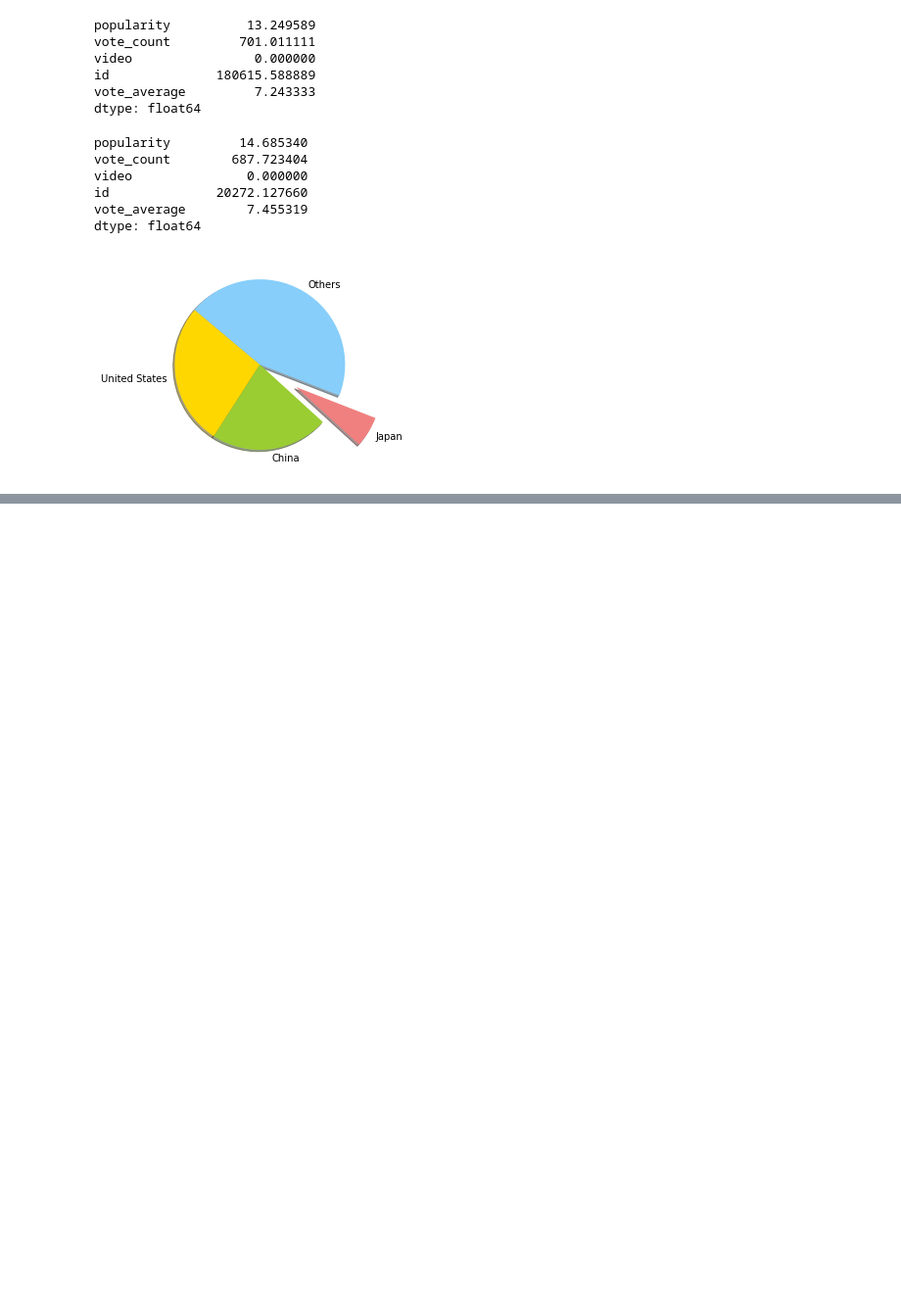
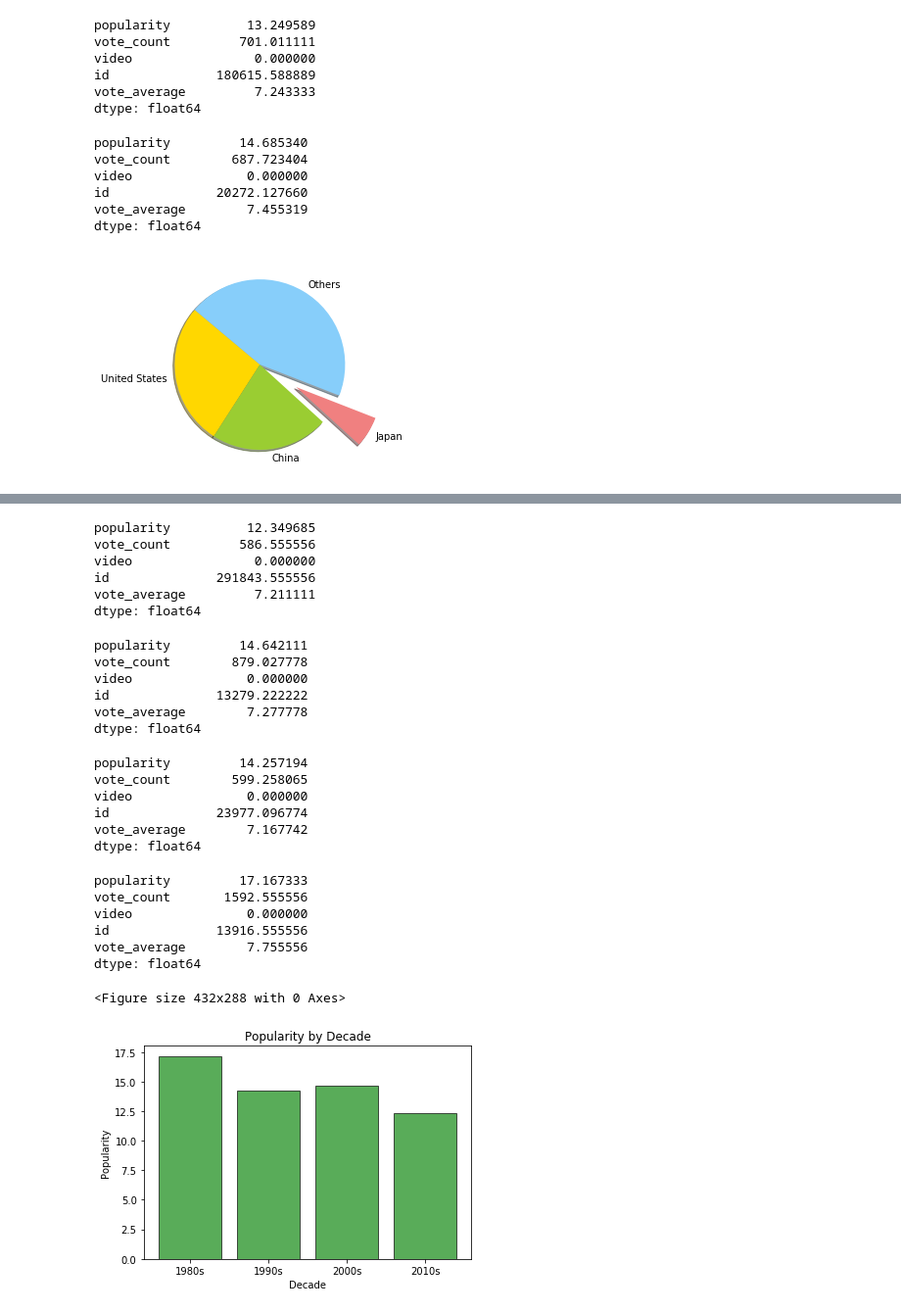
Before and after one commit to halujeff5/JeffEDA, a Jupyter notebook: MovieProject2 .ipynb, the cells around one changed output, grey strips where cells are left out. Shown at 98% size. Cells and saved outputs as stored; diff of their text form; code cells hidden in the pictures; blank space fills up the shorter version.

```diff
--- a/MovieProject2 .ipynb
+++ b/MovieProject2 .ipynb
@@ -427,0 +370,61 @@ TypeError: 'tuple' object is not callable
+# %%
+a=dfja_work.sort_values(by=['release_date'], ascending=False).head(54)
+a.sort_values(by='popularity').mean() #the rest of the notebook is work to get 4th graph
+#this is the mean 2010's popularity
+# %% [output]
+popularity          12.349685
+vote_count         586.555556
+video                0.000000
+id              291843.555556
+vote_average         7.211111
+dtype: float64
+# %%
+b=dfja_work.sort_values(by=['release_date'], ascending=False)[55:91]
+b.sort_values(by='popularity').mean() #2000's popularity
+# %% [output]
+popularity         14.642111
+vote_count        879.027778
+video               0.000000
+id              13279.222222
+vote_average        7.277778
+dtype: float64
+# %%
+c=dfja_work.sort_values(by=['release_date'], ascending=False)[91:122]
+c.sort_values(by='popularity').mean() #1990's popularity
+# %% [output]
+popularity         14.257194
+vote_count        599.258065
+video               0.000000
+id              23977.096774
+vote_average        7.167742
+dtype: float64
+# %%
+d=dfja_work.sort_values(by=['release_date'], ascending=False)[123:132]
+d.sort_values(by='popularity').mean() #1980's popularity
+# %% [output]
+popularity         17.167333
+vote_count       1592.555556
+video               0.000000
+id              13916.555556
+vote_average        7.755556
+dtype: float64
+# %%
+import matplotlib
+import matplotlib.pyplot as plt
+import numpy as np
+
+fig3=plt.figure()
+fig3, ax = plt.subplots()
+y=[17.17, 14.26, 14.64, 12.35]
+plt.bar(r, y ,color='g', edgecolor='k', alpha=0.65)
+r=('1980s', '1990s', '2000s', '2010s')
+ax.set_ylabel('Popularity')
+ax.set_xlabel('Decade')
+ax.set_title('Popularity by Decade')
+# ax.set_xticks('')
+# ax.set_xticklabels(labels)
+
+plt.show()
+# %% [output]
+<Figure size 432x288 with 0 Axes>
+[figure, added]
```
Also changed, not shown: parts of 6 cells of this notebook.
